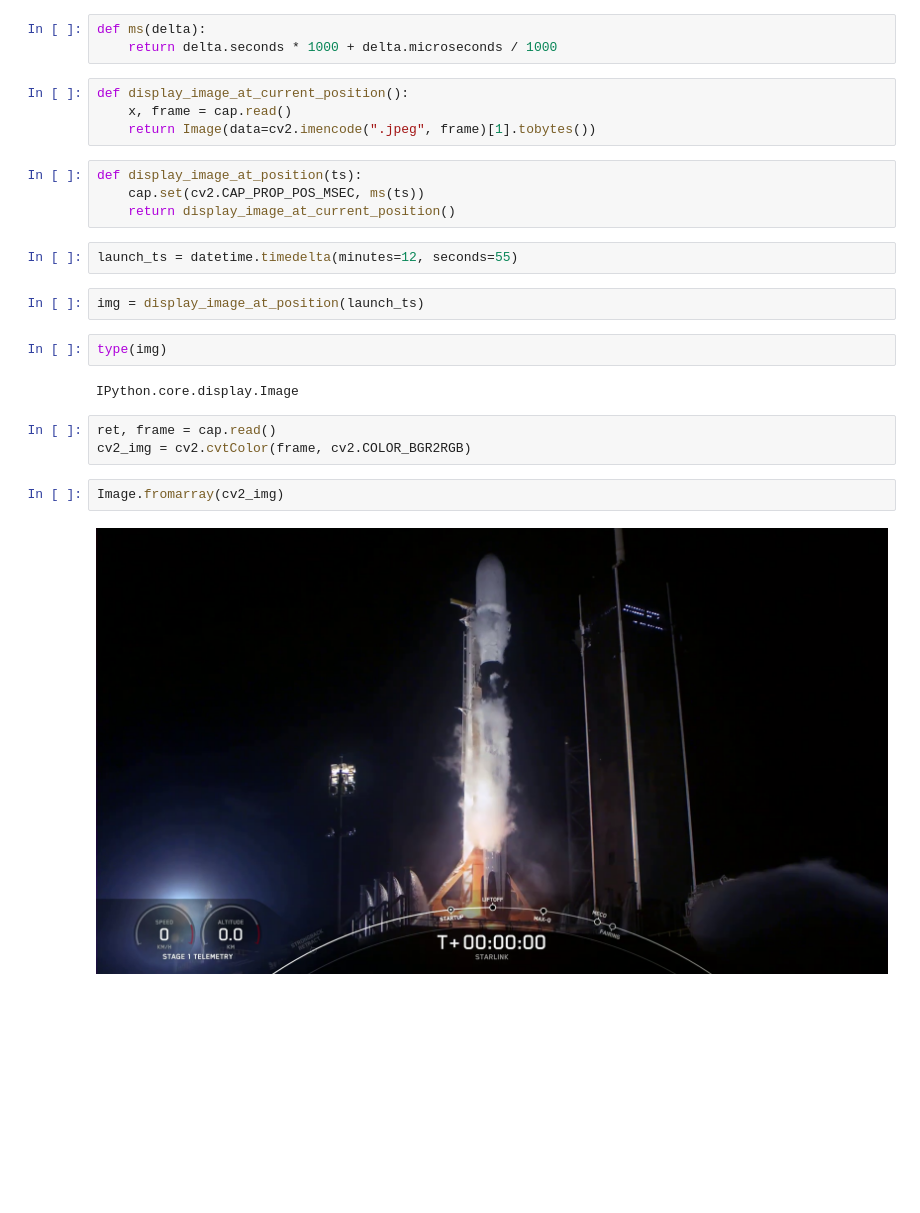
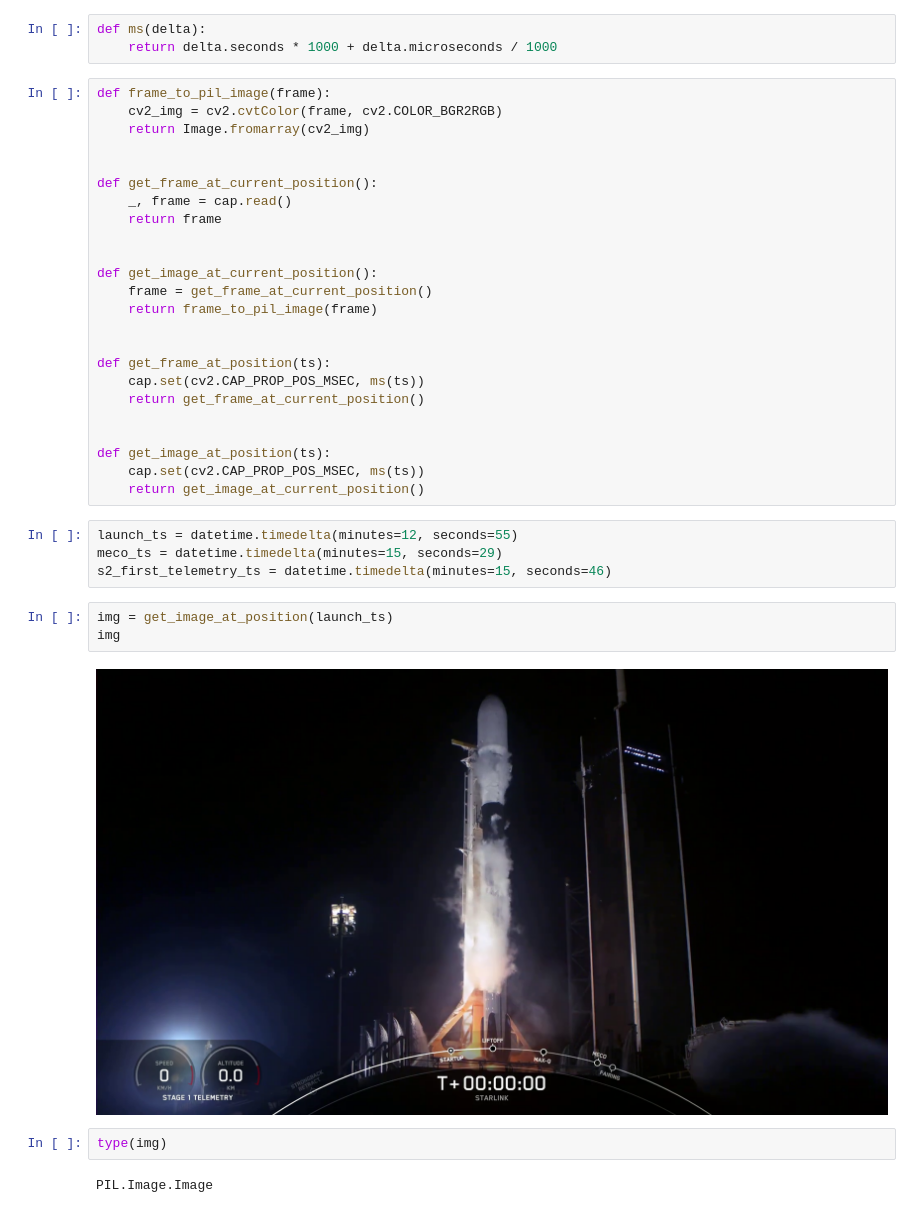
Before and after one commit to FloWi/spacex-launch-ocr, a Jupyter notebook: ExtractVideo.ipynb, the cells around one changed output. Drawn from its saved outputs; the diff is of its cells as text; blank space fills up the shorter version.

```diff
--- a/ExtractVideo.ipynb
+++ b/ExtractVideo.ipynb
@@ -14,26 +17,40 @@ cap.get(cv2.CAP_PROP_FPS)
 # %%
 def ms(delta):
     return delta.seconds * 1000 + delta.microseconds / 1000
-# %%
-def display_image_at_current_position():
-    x, frame = cap.read()
-    return Image(data=cv2.imencode(".jpeg", frame)[1].tobytes())
-# %%
-def display_image_at_position(ts):
-    cap.set(cv2.CAP_PROP_POS_MSEC, ms(ts))
-    return display_image_at_current_position()
+# %%
+def frame_to_pil_image(frame):
+    cv2_img = cv2.cvtColor(frame, cv2.COLOR_BGR2RGB)
+    return Image.fromarray(cv2_img)
+
+
+def get_frame_at_current_position():
+    _, frame = cap.read()
+    return frame
+
+
+def get_image_at_current_position():
+    frame = get_frame_at_current_position()
+    return frame_to_pil_image(frame)
+
+
+def get_frame_at_position(ts):
+    cap.set(cv2.CAP_PROP_POS_MSEC, ms(ts))
+    return get_frame_at_current_position()
+
+
+def get_image_at_position(ts):
+    cap.set(cv2.CAP_PROP_POS_MSEC, ms(ts))
+    return get_image_at_current_position()
 # %%
 launch_ts = datetime.timedelta(minutes=12, seconds=55)
+meco_ts = datetime.timedelta(minutes=15, seconds=29)
+s2_first_telemetry_ts = datetime.timedelta(minutes=15, seconds=46)
 # %%
-img = display_image_at_position(launch_ts)
+img = get_image_at_position(launch_ts)
+img
+# %% [output]
+[figure, added]
 # %%
 type(img)
 # %% [output]
-IPython.core.display.Image
+PIL.Image.Image
-# %%
-ret, frame = cap.read()
-cv2_img = cv2.cvtColor(frame, cv2.COLOR_BGR2RGB)
-# %%
-Image.fromarray(cv2_img)
-# %% [output]
-[figure, removed]
```
Also changed, not shown: parts of 12 cells of this notebook, 1 other file.
